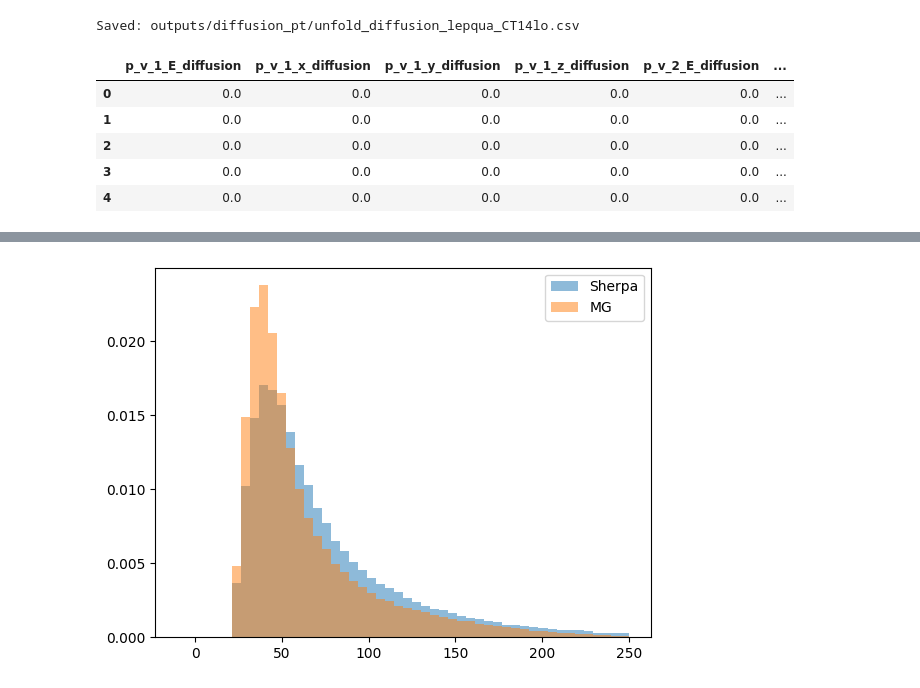
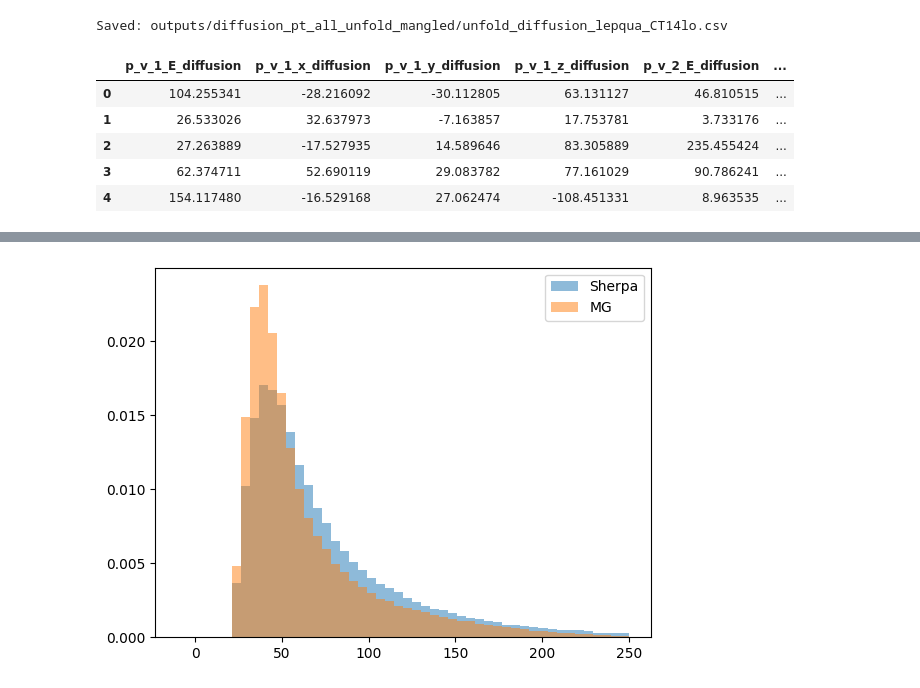
Before and after one commit to lennartvoelz/MLUnfoldingForBellTests, a Jupyter notebook: diff.ipynb, the cells around one changed output, grey strips where cells are left out. Saved outputs shown, nothing was run; the diff lists cells and outputs as text; code cells hidden in the pictures.

```diff
--- a/diff.ipynb
+++ b/diff.ipynb
@@ -2,42 +2,42 @@
 import numpy as np
 import pandas as pd
 # %%
-npy_path = "outputs/diffusion_pt/unfold_diffusion_lepqua_CT14lo.npy"
+npy_path = "outputs/diffusion_pt_all_unfold_mangled/unfold_diffusion_lepqua_CT14lo.npy"
 csv_path = npy_path.replace(".npy", ".csv")
 
 # Load .npy file
 data = np.load(npy_path)
 
 # Wrap into DataFrame (adds column names if you like)
 n_cols = data.shape[1]
 columns = [f"col_{i}" for i in range(n_cols)]
 df = pd.DataFrame(data, columns=columns)
 df.drop(columns=["col_0"], inplace=True)
 
 # Rename columns
 df.columns = [
     "p_v_1_E_diffusion",
     "p_v_1_x_diffusion",
     "p_v_1_y_diffusion",
     "p_v_1_z_diffusion",
     "p_v_2_E_diffusion",
     "p_v_2_x_diffusion",
     "p_v_2_y_diffusion",
     "p_v_2_z_diffusion",
 ]
 
 # Save to CSV
 df.to_csv(csv_path, index=False)
 
 print(f"Saved: {csv_path}")
 df.head()
 # %% [output]
-Saved: outputs/diffusion_pt/unfold_diffusion_lepqua_CT14lo.csv
+Saved: outputs/diffusion_pt_all_unfold_mangled/unfold_diffusion_lepqua_CT14lo.csv
 |  | p_v_1_E_diffusion | p_v_1_x_diffusion | p_v_1_y_diffusion | p_v_1_z_diffusion | p_v_2_E_diffusion | ... |
-| 0 | 0.0 | 0.0 | 0.0 | 0.0 | 0.0 | ... |
-| 1 | 0.0 | 0.0 | 0.0 | 0.0 | 0.0 | ... |
-| 2 | 0.0 | 0.0 | 0.0 | 0.0 | 0.0 | ... |
-| 3 | 0.0 | 0.0 | 0.0 | 0.0 | 0.0 | ... |
-| 4 | 0.0 | 0.0 | 0.0 | 0.0 | 0.0 | ... |
+| 0 | 104.255341 | -28.216092 | -30.112805 | 63.131127 | 46.810515 | ... |
+| 1 | 26.533026 | 32.637973 | -7.163857 | 17.753781 | 3.733176 | ... |
+| 2 | 27.263889 | -17.527935 | 14.589646 | 83.305889 | 235.455424 | ... |
+| 3 | 62.374711 | 52.690119 | 29.083782 | 77.161029 | 90.786241 | ... |
+| 4 | 154.117480 | -16.529168 | 27.062474 | -108.451331 | 8.963535 | ... |
 # %%
 # Load truth data
```
Also changed, not shown: parts of 3 cells of this notebook, 10 other files.
